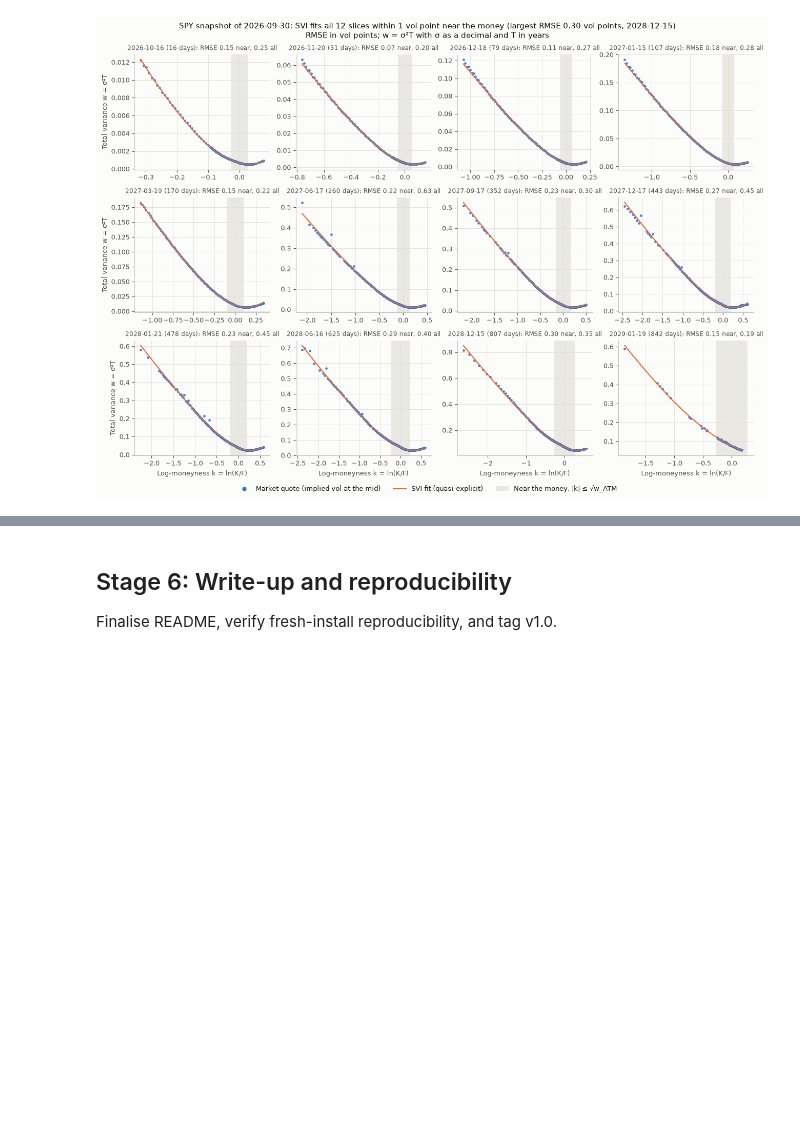
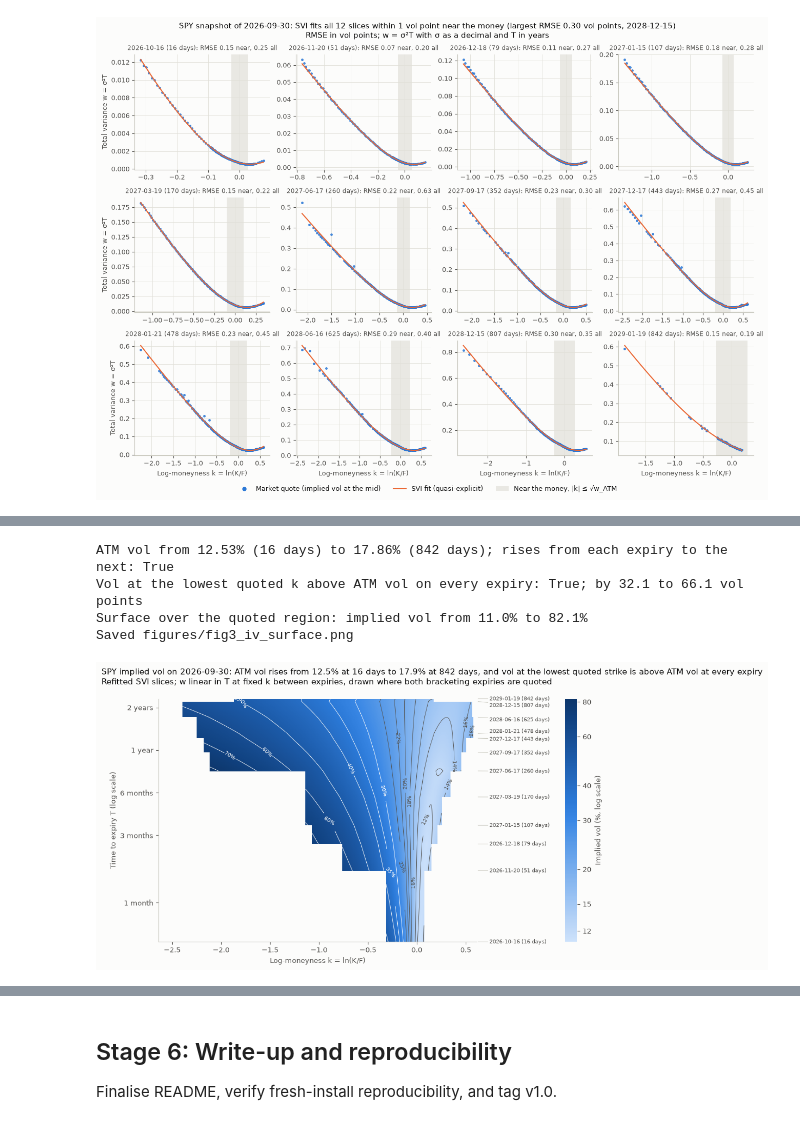
Before and after one commit to yogi-agarwal/vol-surface-delta-hedging, a Jupyter notebook: notebooks/analysis.ipynb, the cells around one changed output, grey strips where cells are left out. Drawn from its saved outputs; the diff is of its cells as text; code cells hidden in the pictures; blank space fills up the shorter version.

Commit message:
stage4: add Table 3, Figures 3 to 5 and the bridge to the notebook

```diff
--- a/notebooks/analysis.ipynb
+++ b/notebooks/analysis.ipynb
@@ -1789,0 +1988,78 @@ Check butterfly and calendar arbitrage, refit if needed, and build the variance-
+# %%
+from matplotlib.colors import LogNorm
+from matplotlib.ticker import FixedLocator, NullLocator
+
+# Blue ramp, steps 100 to 700: one hue for magnitude, light for low implied vol and dark for high.
+IV_RAMP = LinearSegmentedColormap.from_list(
+    "blue_100_700",
+    ["#cde2fb", "#b7d3f6", "#9ec5f4", "#86b6ef", "#6da7ec", "#5598e7", "#3987e5", "#2a78d6", "#256abf", "#1c5cab",
+     "#184f95", "#104281", "#0d366b"],
+)
+IV_LEVELS = [12, 14, 16, 18, 20, 22, 25, 30, 35, 40, 50, 60, 70, 80]  # contours, closer near the money
+lo_q, hi_q = (np.array(bound) for bound in zip(*quoted))
+grid_T = np.unique(np.concatenate([np.geomspace(T_slices[0], T_slices[-1], 500), T_slices]))
+grid_k = np.linspace(lo_q.min(), hi_q.max(), 800)
+iv_surface = 100 * np.sqrt(arb.interpolate_w(grid_k[None, :], grid_T[:, None], T_slices, refit_params) / grid_T[:, None])
+pair = np.minimum(np.searchsorted(T_slices, grid_T, side="right") - 1, T_slices.size - 2)  # bracketing expiries
+region_lo, region_hi = np.maximum(lo_q[pair], lo_q[pair + 1]), np.minimum(hi_q[pair], hi_q[pair + 1])
+in_region = (grid_k[None, :] >= region_lo[:, None]) & (grid_k[None, :] <= region_hi[:, None])
+iv_plot = np.where(in_region, iv_surface, np.nan)
+
+atm_iv = 100 * np.sqrt(np.array([raw_svi(0.0, *p) for p in refit_params]) / T_slices)
+put_side = 100 * np.sqrt(np.array([raw_svi(lo, *p) for p, (lo, _) in zip(refit_params, quoted)]) / T_slices)
+put_above = bool((put_side > atm_iv).all())
+atm_rises = bool((np.diff(atm_iv) > 0).all())
+print(f"ATM vol from {atm_iv[0]:.2f}% ({365 * T_slices[0]:.0f} days) to {atm_iv[-1]:.2f}% "
+      f"({365 * T_slices[-1]:.0f} days); rises from each expiry to the next: {atm_rises}")
+print(f"Vol at the lowest quoted k above ATM vol on every expiry: {put_above}; by "
+      f"{(put_side - atm_iv).min():.1f} to {(put_side - atm_iv).max():.1f} vol points")
+print(f"Surface over the quoted region: implied vol from {np.nanmin(iv_plot):.1f}% to {np.nanmax(iv_plot):.1f}%")
+
+fig, ax = plt.subplots(figsize=(10, 5.8))
+norm = LogNorm(vmin=np.nanmin(iv_plot), vmax=np.nanmax(iv_plot))
+mesh = ax.pcolormesh(grid_k, grid_T, iv_plot, cmap=IV_RAMP, norm=norm, shading="nearest", rasterized=True)
+levels = [level for level in IV_LEVELS if np.nanmin(iv_plot) < level < np.nanmax(iv_plot)]
+contours = ax.contour(grid_k, grid_T, iv_plot, levels=levels, linewidths=0.6,
+                      colors=[INK_2 if level < 30 else "#fcfcfb" for level in levels])  # light on the dark steps
+ax.clabel(contours, fmt="%d%%", fontsize=7, inline=True)
+ax.set_yscale("log")
+ax.yaxis.set_major_locator(FixedLocator([1 / 12, 0.25, 0.5, 1, 2]))
+ax.yaxis.set_minor_locator(NullLocator())
+ax.set_yticklabels(["1 month", "3 months", "6 months", "1 year", "2 years"])
+ax.set_ylim(T_slices[0], T_slices[-1])
+ax.set_xlabel("Log-moneyness k = ln(K/F)")
+ax.set_ylabel("Time to expiry T (log scale)")
+ax.grid(False)
+
+# Expiries: a tick on the right edge at each T, with labels spread apart where expiries lie close together.
+tick_y = (np.log(T_slices) - np.log(T_slices[0])) / (np.log(T_slices[-1]) - np.log(T_slices[0]))
+label_y = tick_y.copy()
+for n in range(1, label_y.size):
+    label_y[n] = max(label_y[n], label_y[n - 1] + 0.035)
+label_y -= max(label_y[-1] - 1.0, 0.0) * np.linspace(0, 1, label_y.size) ** 4  # pull the top labels back in
+for label, T, y_tick, y_label in zip(stage_4_labels, T_slices, tick_y, label_y):
+    ax.annotate(f"{label} ({365 * T:.0f} days)", xy=(1.0, y_tick), xycoords="axes fraction", xytext=(1.04, y_label),
+                textcoords="axes fraction", fontsize=7, color=INK_2, va="center",
+                arrowprops={"arrowstyle": "-", "color": AXIS, "lw": 0.6, "shrinkA": 0, "shrinkB": 2})
+colourbar = fig.colorbar(mesh, ax=ax, pad=0.21, fraction=0.035)
+colourbar.set_ticks([12, 15, 20, 30, 40, 60, 80])
+colourbar.set_ticklabels(["12", "15", "20", "30", "40", "60", "80"])
+colourbar.ax.yaxis.set_minor_locator(NullLocator())
+colourbar.set_label("Implied vol (%, log scale)")
+colourbar.outline.set_visible(False)
+trend = "rises" if atm_rises else "moves"
+shape = ", and vol at the lowest quoted strike is above ATM vol at every expiry" if put_above else ""
+fig.suptitle(
+    f"SPY implied vol on {fetch.min():%Y-%m-%d}: ATM vol {trend} from {atm_iv[0]:.1f}% at "
+    f"{365 * T_slices[0]:.0f} days to {atm_iv[-1]:.1f}% at {365 * T_slices[-1]:.0f} days{shape}\n"
+    "Refitted SVI slices; w linear in T at fixed k between expiries, drawn where both bracketing expiries are quoted",
+    x=0.02, ha="left",
+)
+save(fig, "fig3_iv_surface.png")
+plt.show()
+# %% [output]
+ATM vol from 12.53% (16 days) to 17.86% (842 days); rises from each expiry to the next: True
+Vol at the lowest quoted k above ATM vol on every expiry: True; by 32.1 to 66.1 vol points
+Surface over the quoted region: implied vol from 11.0% to 82.1%
+Saved figures/fig3_iv_surface.png
+[figure, added]
```
Also changed, not shown: parts of 11 cells of this notebook, 3 other files.
